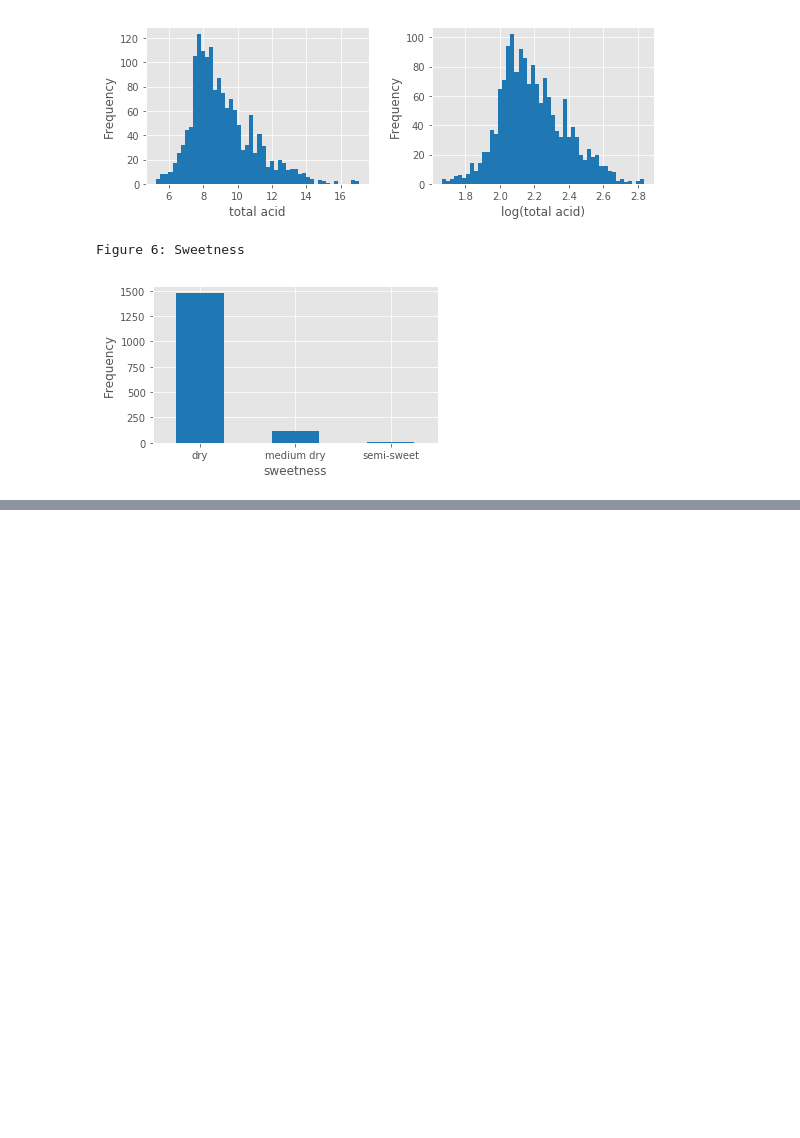
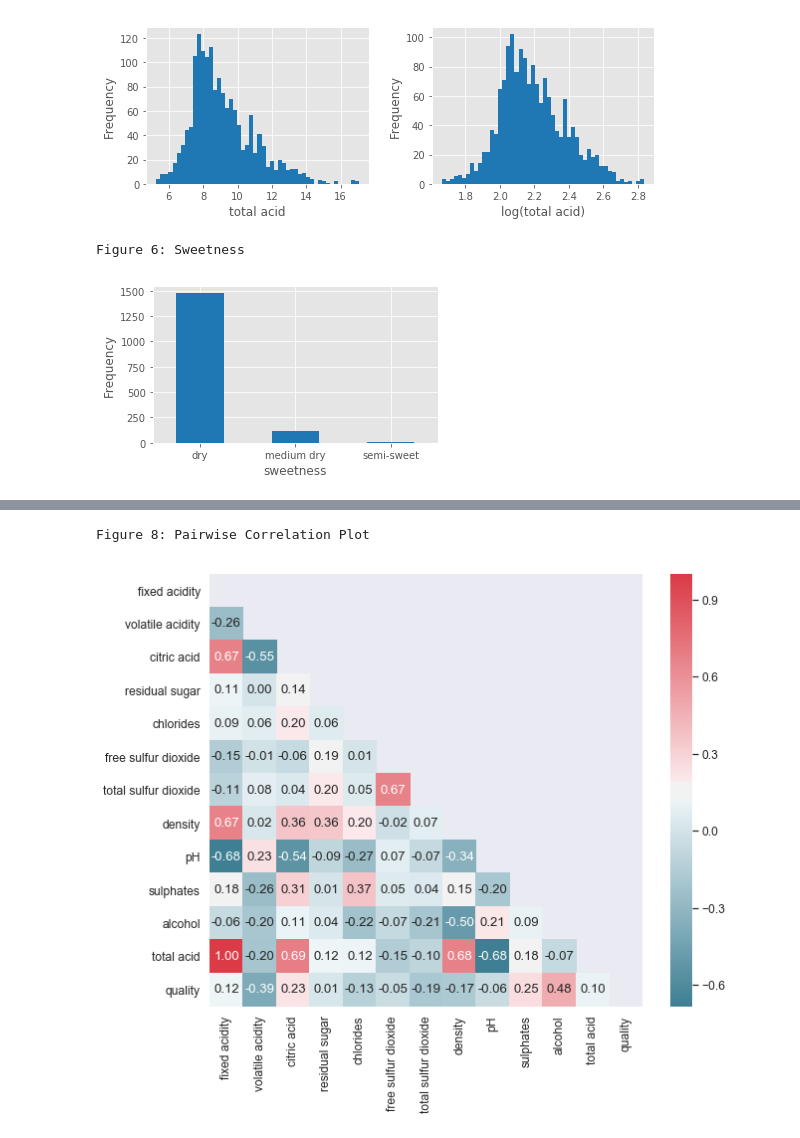
Before and after one commit to hhhhjjj/metro_ai, a Jupyter notebook: red_wine_analyze.ipynb, the cells around one changed output, grey strips where cells are left out. Cells and saved outputs as stored; diff of their text form; code cells hidden in the pictures; blank space fills up the shorter version.

```diff
--- a/red_wine_analyze.ipynb
+++ b/red_wine_analyze.ipynb
@@ -160,0 +177,14 @@ Figure 6: Sweetness
+# %%
+sns.set_style("dark")
+
+plt.figure(figsize = (10,8))
+colnm = df.columns.tolist()[:11] + ['total acid', 'quality']
+mcorr = df[colnm].corr()
+mask = np.zeros_like(mcorr, dtype=np.bool)
+mask[np.triu_indices_from(mask)] = True
+cmap = sns.diverging_palette(220, 10, as_cmap=True)
+g = sns.heatmap(mcorr, mask=mask, cmap=cmap, square=True, annot=True, fmt='0.2f')
+print("\nFigure 8: Pairwise Correlation Plot")
+# %% [output]
+Figure 8: Pairwise Correlation Plot
+[figure, added]
```
Also changed, not shown: parts of 6 cells of this notebook.
